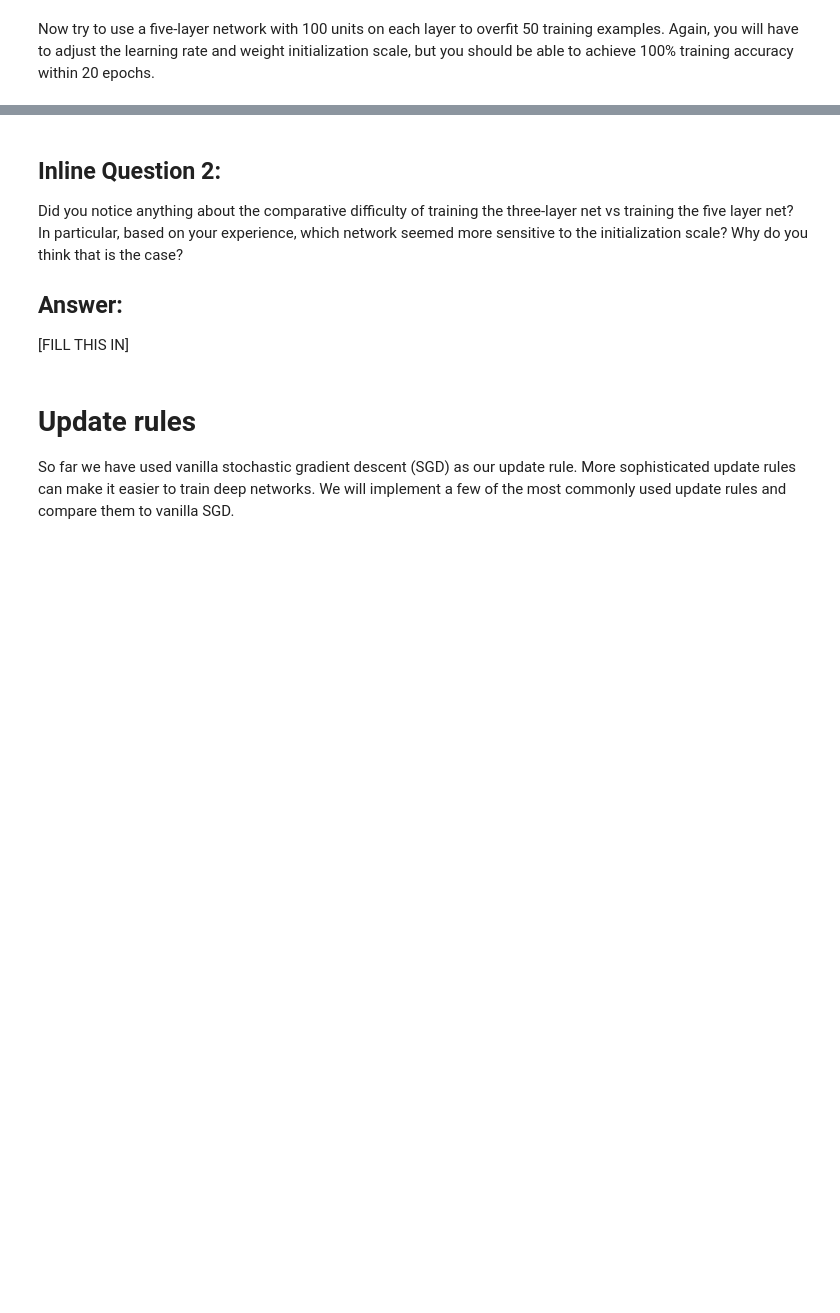
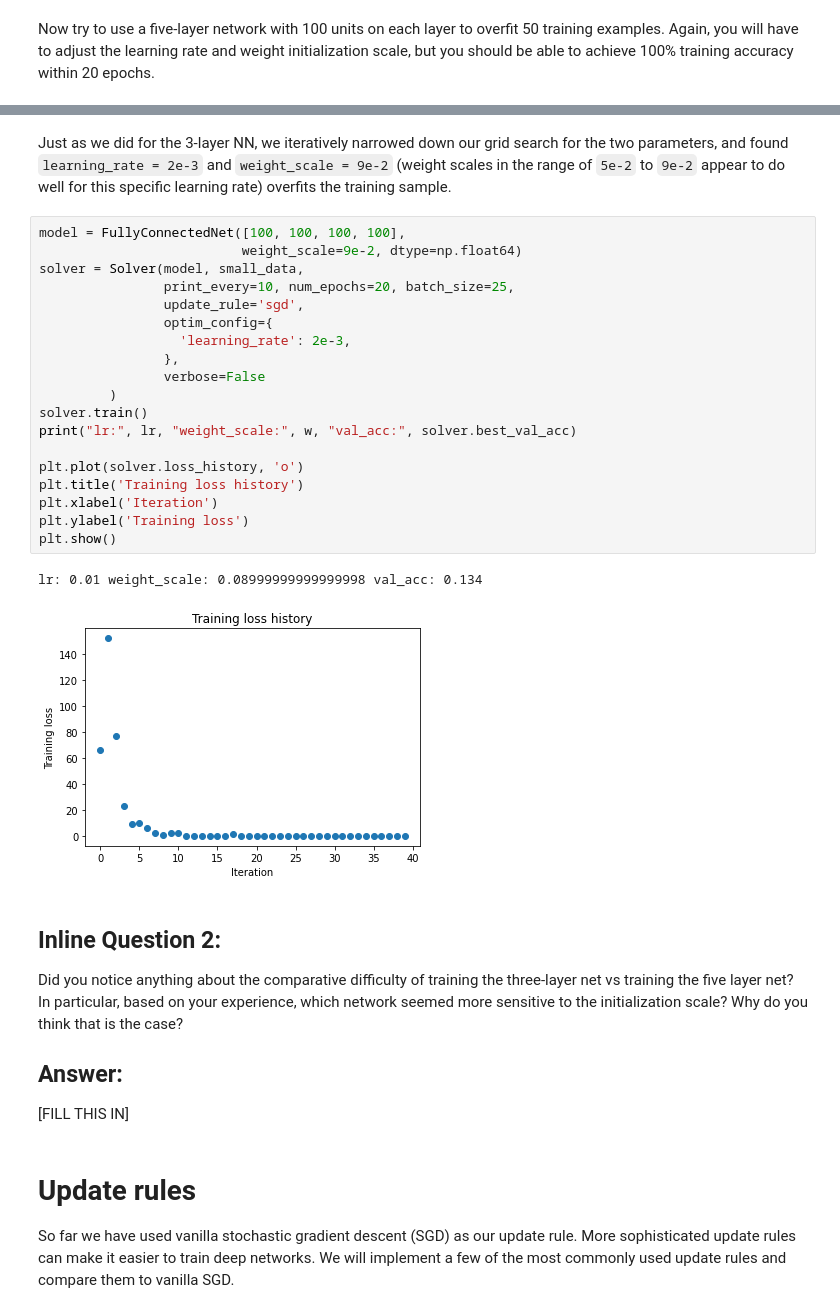
Before and after one commit to ahan98/CS231n, a Jupyter notebook: assignment2/FullyConnectedNets.ipynb, the cells around one changed output, grey strips where cells are left out. Drawn from its saved outputs; the diff is of its cells as text; blank space fills up the shorter version.

```diff
--- a/assignment2/FullyConnectedNets.ipynb
+++ b/assignment2/FullyConnectedNets.ipynb
@@ -490,3 +605,27 @@ plt.show()
+# %% [markdown]
+Just as we did for the 3-layer NN, we iteratively narrowed down our grid search for the two parameters, and found `learning_rate = 2e-3` and `weight_scale = 9e-2` (weight scales in the range of `5e-2` to `9e-2` appear to do well for this specific learning rate) overfits the training sample.
+# %%
+model = FullyConnectedNet([100, 100, 100, 100],
+                          weight_scale=9e-2, dtype=np.float64)
+solver = Solver(model, small_data,
+                print_every=10, num_epochs=20, batch_size=25,
+                update_rule='sgd',
+                optim_config={
+                  'learning_rate': 2e-3,
+                },
+                verbose=False
+         )
+solver.train()
+print("lr:", lr, "weight_scale:", w, "val_acc:", solver.best_val_acc)
+
+plt.plot(solver.loss_history, 'o')
+plt.title('Training loss history')
+plt.xlabel('Iteration')
+plt.ylabel('Training loss')
+plt.show()
+# %% [output]
+lr: 0.01 weight_scale: 0.08999999999999998 val_acc: 0.134
+[figure, added]
 # %% [markdown]
 ## Inline Question 2:
 Did you notice anything about the comparative difficulty of training the three-layer net vs training the five layer net? In particular, based on your experience, which network seemed more sensitive to the initialization scale? Why do you think that is the case?
```
Also changed, not shown: parts of 8 cells of this notebook.
